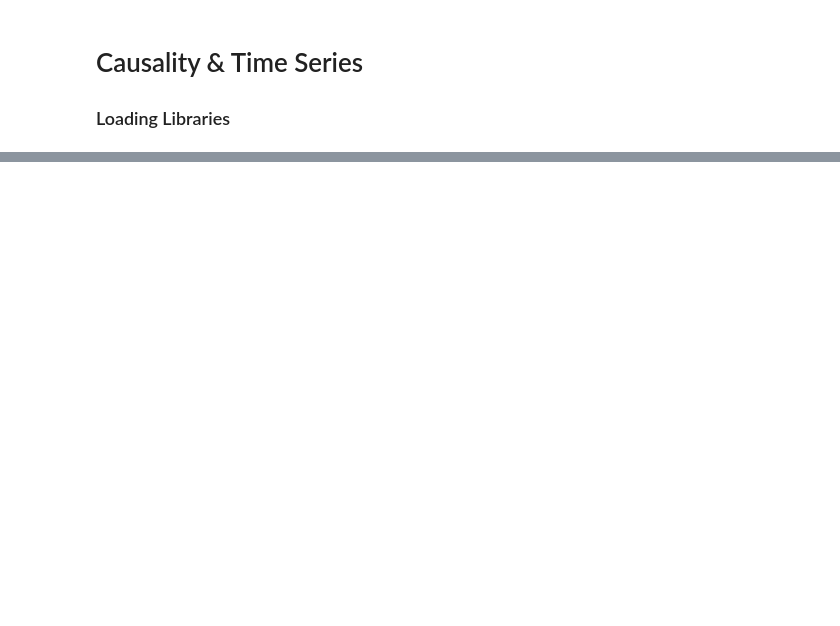
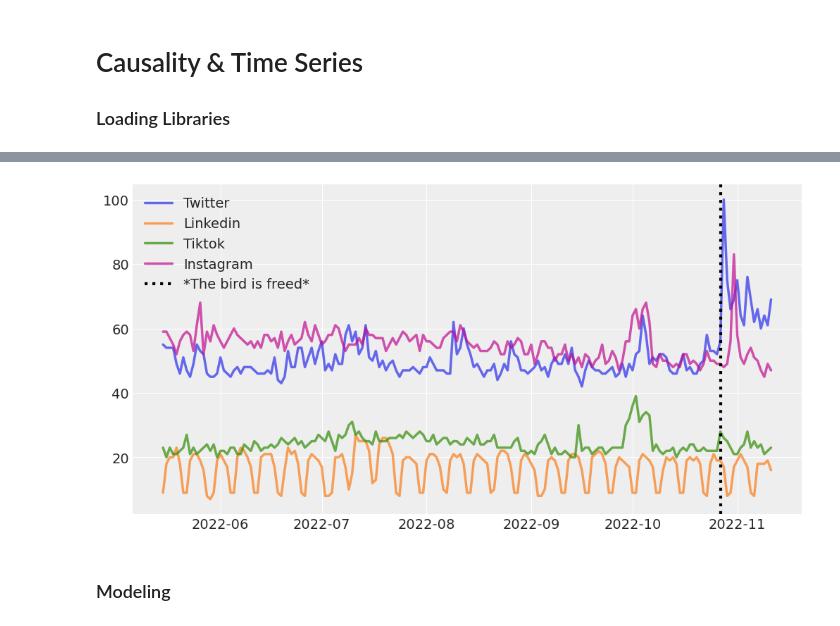
Before and after one commit to joakor89/Causal_inference_in_python, a Jupyter notebook: chap_11/cauts.ipynb, the cells around one changed output, grey strips where cells are left out. Saved outputs shown, nothing was run; the diff lists cells and outputs as text; code cells hidden in the pictures; blank space fills up the shorter version.

Commit message:
Econometrics in Causal Inference

```diff
--- a/chap_11/cauts.ipynb
+++ b/chap_11/cauts.ipynb
@@ -55,0 +61,3 @@ import torch
+# %%
+# Read in the data
+data = pd.read_csv('/Users/isisromero/desktop/causal_inference/data/gt_social_media_data.csv')
@@ -55,0 +73,16 @@ import torch
+# %%
+# Datetime to index
+data.index = pd.to_datetime(data['date'])
+data = data.drop('date', axis=1)
+# %%
+# Plot the data
+plt.figure(figsize=(10, 5))
+
+for i, series in enumerate(data.columns):
+    plt.plot(data[series], label=series.title(), lw=2.5, alpha=.7)
+
+plt.axvline(pd.to_datetime('2022-10-27'), color='black', lw=3, ls='dotted', label='*The bird is freed*')
+plt.legend()
+plt.show()
+# %% [output]
+[figure, added]
@@ -55,0 +92,2 @@ import torch
+# %% [markdown]
+### Modeling
```
Also changed, not shown: parts of 7 cells of this notebook.
